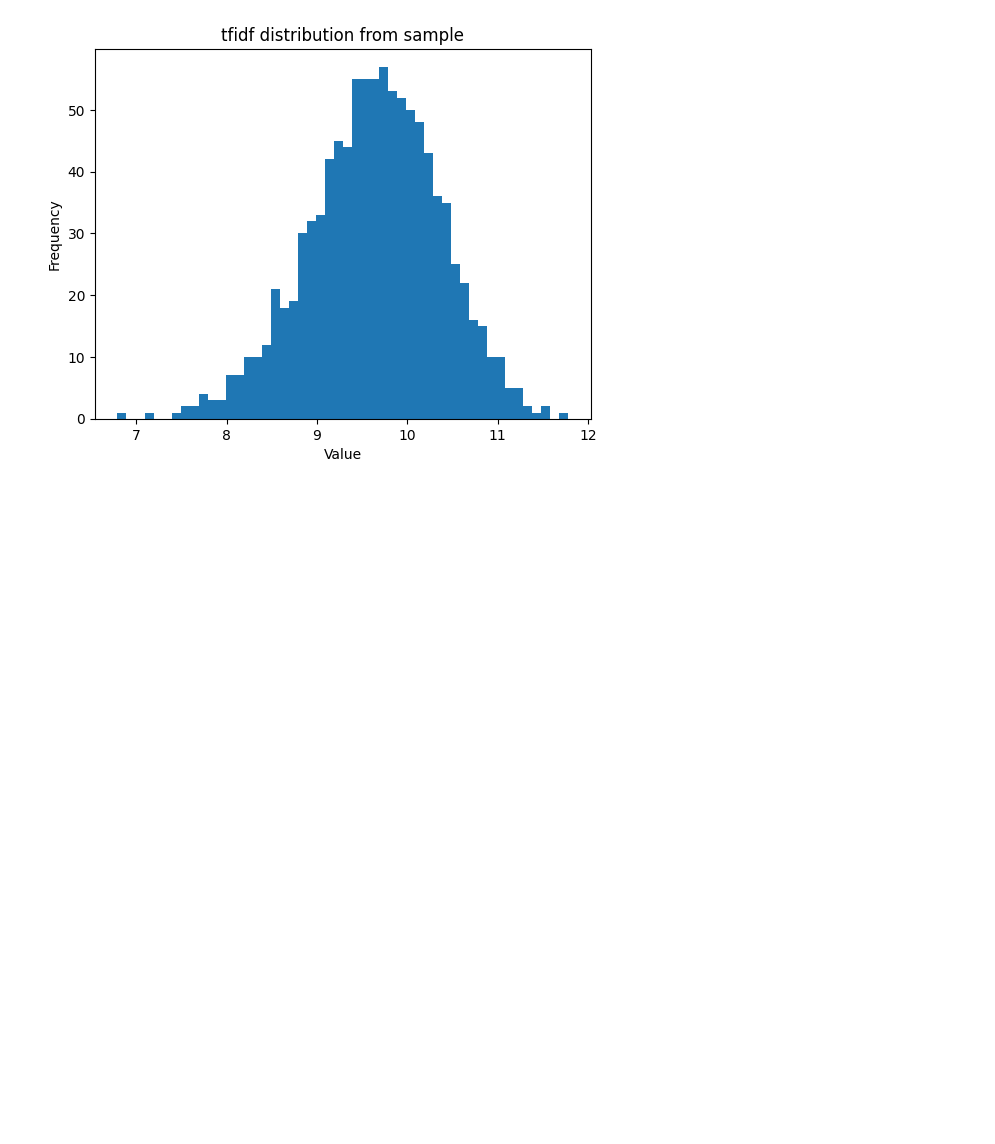
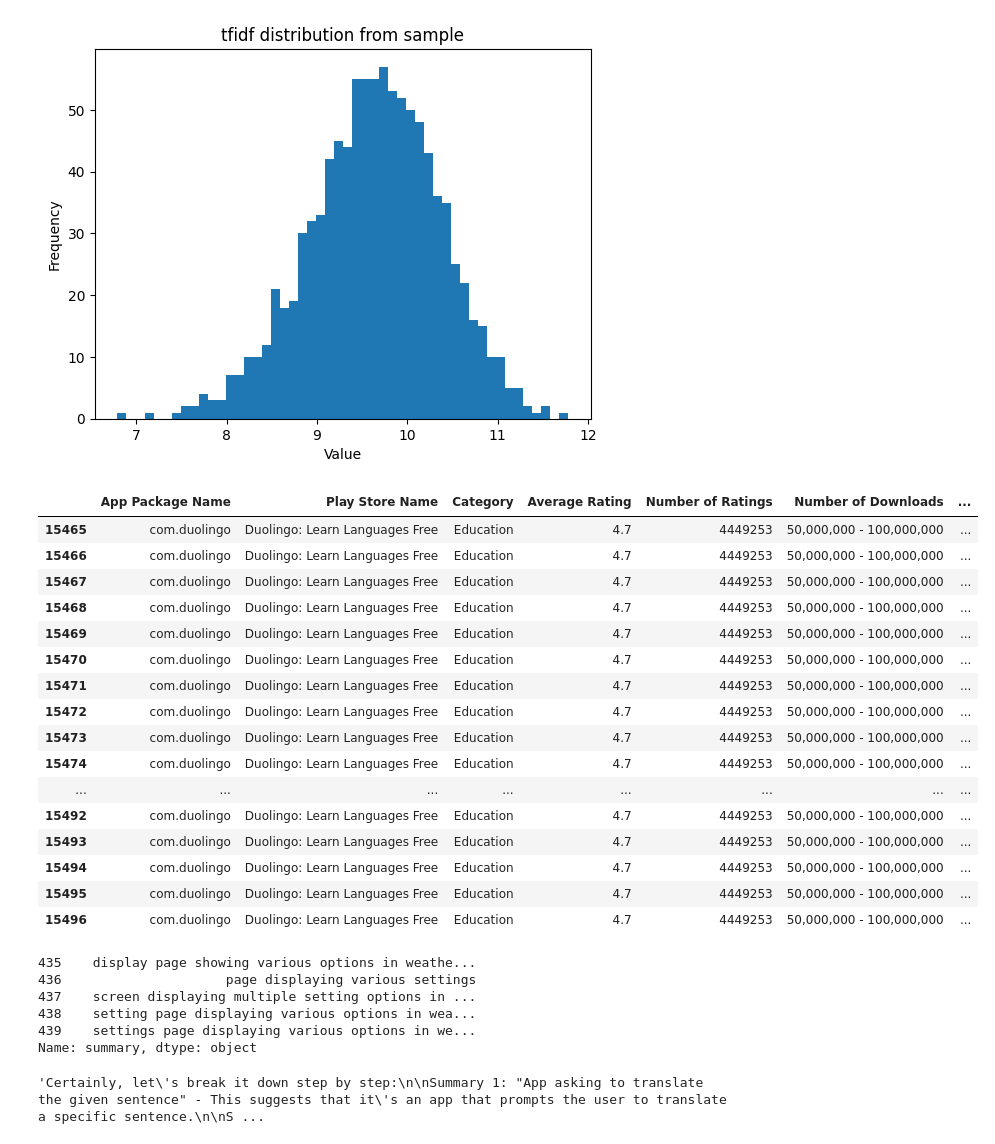
Before and after one commit to lfiebig/generating-guis-with-LLMs, a Jupyter notebook: preprocessing/sampling.ipynb, the cells around one changed output. Saved outputs shown, nothing was run; the diff lists cells and outputs as text; code cells hidden in the pictures; blank space fills up the shorter version.

Commit message:
notebook for improving the qulity of s2w summaries

```diff
--- a/preprocessing/sampling.ipynb
+++ b/preprocessing/sampling.ipynb
@@ -97,3 +97,32 @@ plt.show()
 # %%
 combined_sample.sort_values(by="screenId", inplace=True)
 combined_sample.to_csv("../data/s2w_sample.csv")
+# %%
+metadata[metadata["Play Store Name"] == "Duolingo: Learn Languages Free"]
+# %% [output]
+|  | App Package Name | Play Store Name | Category | Average Rating | Number of Ratings | Number of Downloads | ... |
+| 15465 | com.duolingo | Duolingo: Learn Languages Free | Education | 4.7 | 4449253 | 50,000,000 - 100,000,000 | ... |
+| 15466 | com.duolingo | Duolingo: Learn Languages Free | Education | 4.7 | 4449253 | 50,000,000 - 100,000,000 | ... |
+| 15467 | com.duolingo | Duolingo: Learn Languages Free | Education | 4.7 | 4449253 | 50,000,000 - 100,000,000 | ... |
+| 15468 | com.duolingo | Duolingo: Learn Languages Free | Education | 4.7 | 4449253 | 50,000,000 - 100,000,000 | ... |
+| 15469 | com.duolingo | Duolingo: Learn Languages Free | Education | 4.7 | 4449253 | 50,000,000 - 100,000,000 | ... |
+| 15470 | com.duolingo | Duolingo: Learn Languages Free | Education | 4.7 | 4449253 | 50,000,000 - 100,000,000 | ... |
+| 15471 | com.duolingo | Duolingo: Learn Languages Free | Education | 4.7 | 4449253 | 50,000,000 - 100,000,000 | ... |
+| 15472 | com.duolingo | Duolingo: Learn Languages Free | Education | 4.7 | 4449253 | 50,000,000 - 100,000,000 | ... |
+| 15473 | com.duolingo | Duolingo: Learn Languages Free | Education | 4.7 | 4449253 | 50,000,000 - 100,000,000 | ... |
+| 15474 | com.duolingo | Duolingo: Learn Languages Free | Education | 4.7 | 4449253 | 50,000,000 - 100,000,000 | ... |
+| ... | ... | ... | ... | ... | ... | ... | ... |
+| 15492 | com.duolingo | Duolingo: Learn Languages Free | Education | 4.7 | 4449253 | 50,000,000 - 100,000,000 | ... |
+| 15493 | com.duolingo | Duolingo: Learn Languages Free | Education | 4.7 | 4449253 | 50,000,000 - 100,000,000 | ... |
+| 15494 | com.duolingo | Duolingo: Learn Languages Free | Education | 4.7 | 4449253 | 50,000,000 - 100,000,000 | ... |
+| 15495 | com.duolingo | Duolingo: Learn Languages Free | Education | 4.7 | 4449253 | 50,000,000 - 100,000,000 | ... |
+| 15496 | com.duolingo | Duolingo: Learn Languages Free | Education | 4.7 | 4449253 | 50,000,000 - 100,000,000 | ... |
+# %%
+s2w[s2w["screenId"] == 13974]["summary"]
+# %% [output]
+435    display page showing various options in weathe...
+436                     page displaying various settings
+437    screen displaying multiple setting options in ...
+438    setting page displaying various options in wea...
+439    settings page displaying various options in we...
+Name: summary, dtype: object
@@ -99,0 +157,4 @@ combined_sample.to_csv("../data/s2w_sample.csv")
+# %%
+create_summaries_s2w(27729)
+# %% [output]
+'Certainly, let\'s break it down step by step:\n\nSummary 1: "App asking to translate the given sentence" - This suggests that it\'s an app that prompts the user to translate a specific sentence.\n\nS ...
```
Also changed, not shown: parts of 2 cells of this notebook, 21 other files.
